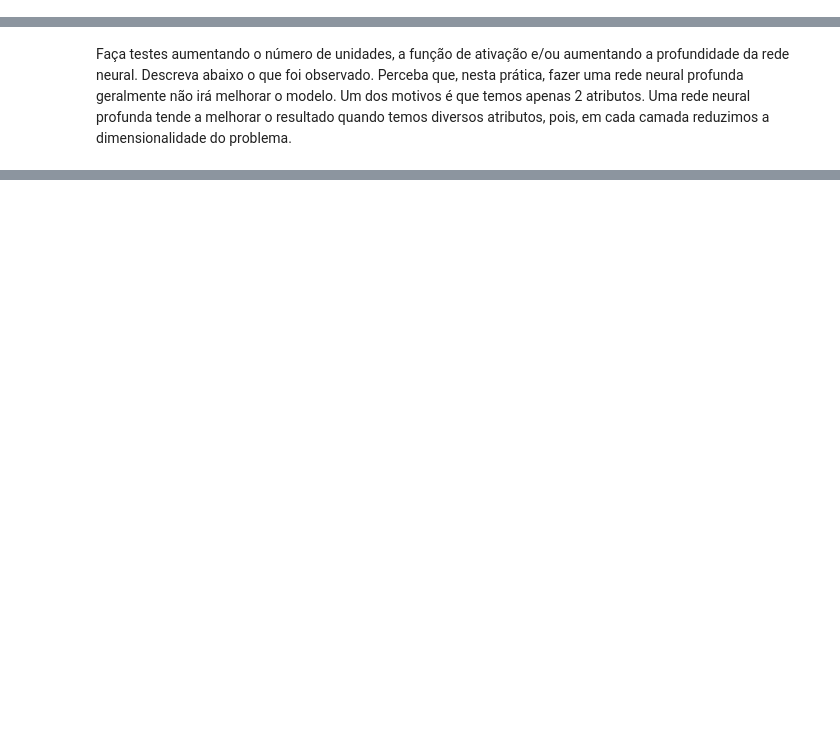
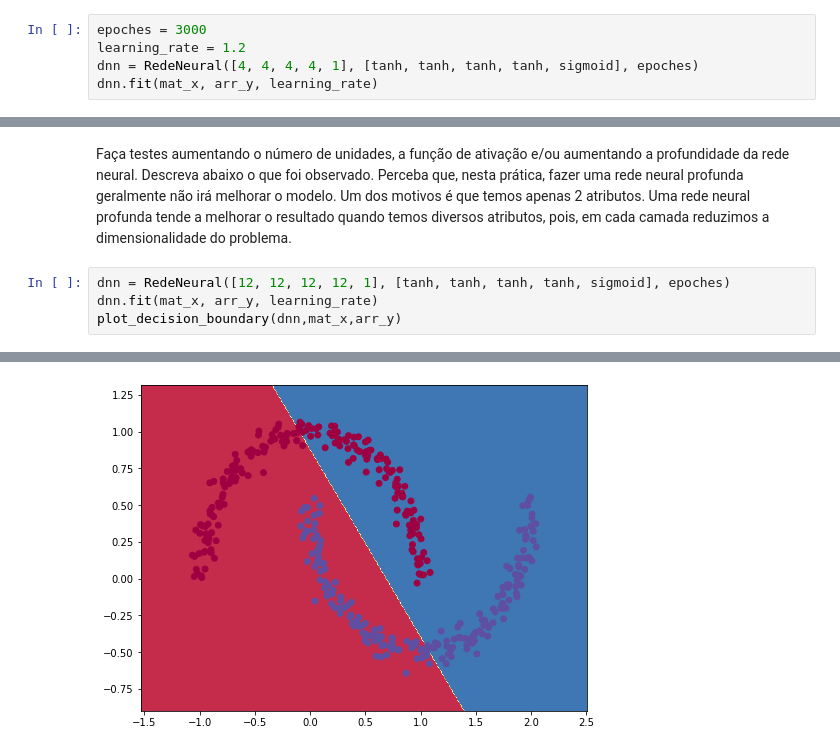
Before and after one commit to lucashuati/machine-learnig, a Jupyter notebook: pratica7/Rede Neural Profunda.ipynb, the cells around one changed output, grey strips where cells are left out. Cells and saved outputs as stored; diff of their text form; blank space fills up the shorter version.

```diff
--- a/pratica7/Rede Neural Profunda.ipynb
+++ b/pratica7/Rede Neural Profunda.ipynb
@@ -177,0 +231,5 @@ dnn.fit(None)
+# %%
+epoches = 3000
+learning_rate = 1.2
+dnn = RedeNeural([4, 4, 4, 4, 1], [tanh, tanh, tanh, tanh, sigmoid], epoches)
+dnn.fit(mat_x, arr_y, learning_rate)
@@ -180,2 +258,7 @@ plot_decision_boundary(dnn,mat_x,arr_y)
 # %% [markdown]
 Faça testes aumentando o número de unidades, a função de ativação e/ou aumentando a profundidade da rede neural. Descreva abaixo o que foi observado. Perceba que, nesta prática, fazer uma rede neural profunda geralmente não irá melhorar o modelo. Um dos motivos é que temos apenas 2 atributos. Uma rede neural profunda tende a melhorar o resultado quando temos diversos atributos, pois, em cada camada reduzimos a dimensionalidade do problema.
+# %%
+dnn = RedeNeural([12, 12, 12, 12, 1], [tanh, tanh, tanh, tanh, sigmoid], epoches)
+dnn.fit(mat_x, arr_y, learning_rate)
+plot_decision_boundary(dnn,mat_x,arr_y)
+# %% [output]
@@ -181,0 +282 @@ Faça testes aumentando o número de unidades, a função de ativação e/ou aum
+[figure, added]
```
Also changed, not shown: parts of 12 cells of this notebook, 2 other files.
